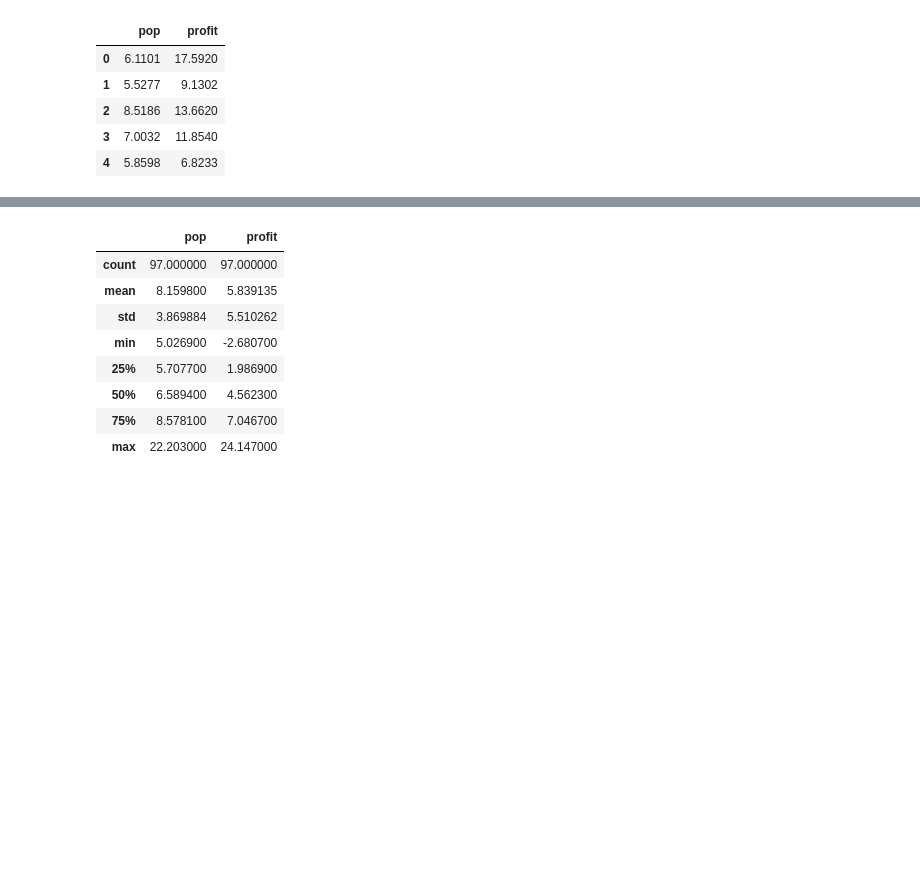
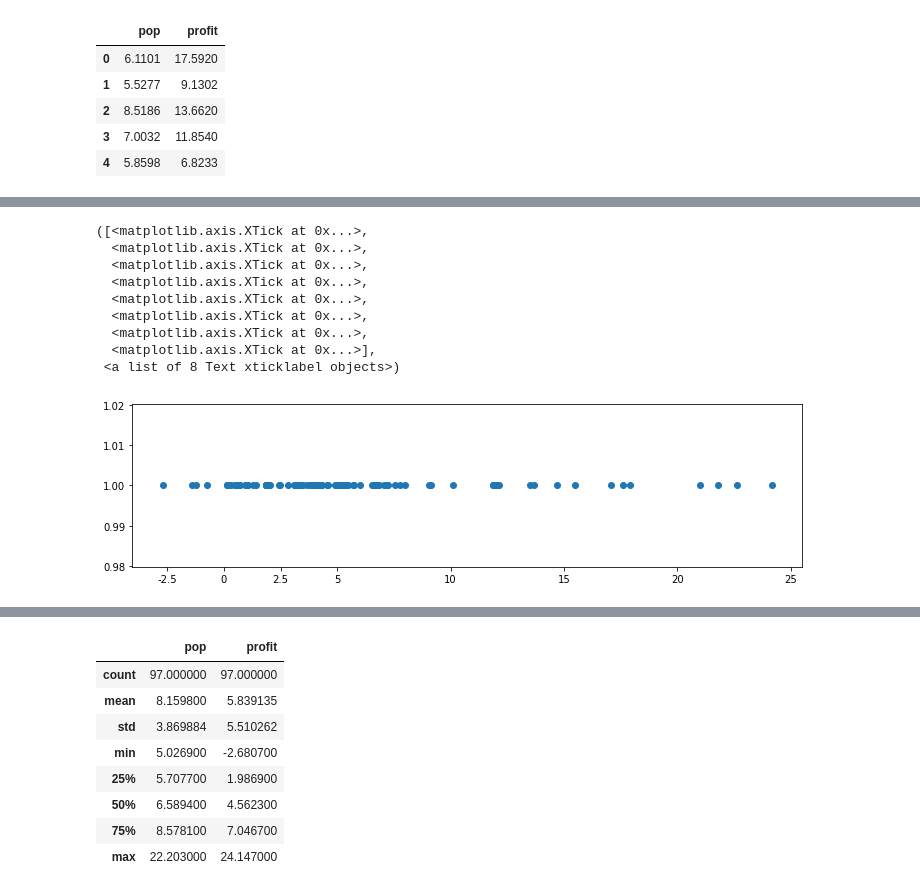
Before and after one commit to cvanderbush/ml, a Jupyter notebook: ex1/Exercise 1 - univariate linear regression - Python.ipynb, the cells around one changed output, grey strips where cells are left out. Cells and saved outputs as stored; diff of their text form; code cells hidden in the pictures; blank space fills up the shorter version.

```diff
--- a/ex1/Exercise 1 - univariate linear regression - Python.ipynb
+++ b/ex1/Exercise 1 - univariate linear regression - Python.ipynb
@@ -31,0 +74,16 @@ df.head()
+# %%
+o = np.ones(len(df))
+plt.figure(figsize = (12,3))
+plt.scatter(df['profit'], o)
+plt.xticks([-2.5, 0, 2.5, 5, 10, 15, 20, 25],(-2.5, 0, 2.5, 5, 10, 15, 20, 25))
+# %% [output]
+([<matplotlib.axis.XTick at 0x...>,
+  <matplotlib.axis.XTick at 0x...>,
+  <matplotlib.axis.XTick at 0x...>,
+  <matplotlib.axis.XTick at 0x...>,
+  <matplotlib.axis.XTick at 0x...>,
+  <matplotlib.axis.XTick at 0x...>,
+  <matplotlib.axis.XTick at 0x...>,
+  <matplotlib.axis.XTick at 0x...>],
+ <a list of 8 Text xticklabel objects>)
+[figure, added]
```
Also changed, not shown: parts of 31 cells of this notebook.
